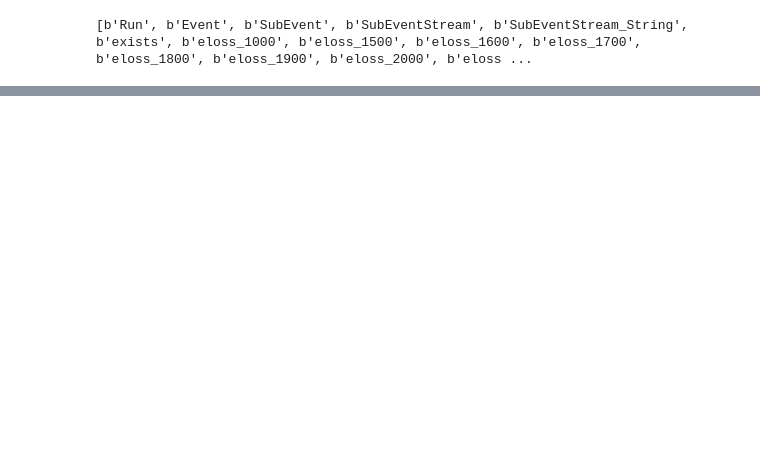
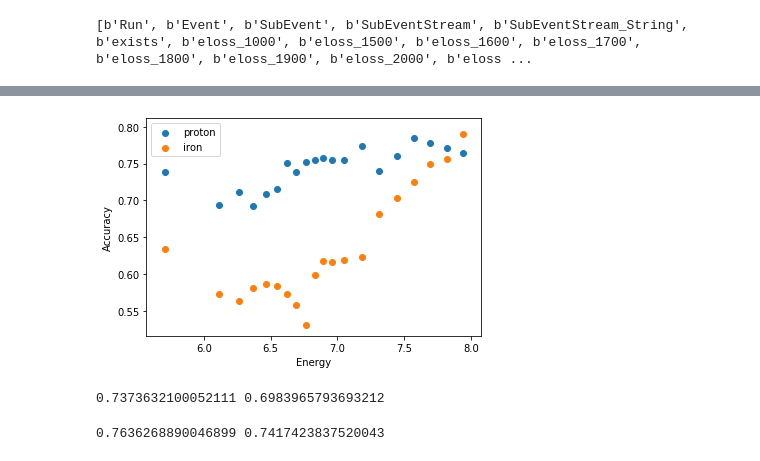
Before and after one commit to andyPhysics/CosmicRay, a Jupyter notebook: ipython_curvature/Curvature_NN.ipynb, the cells around one changed output, grey strips where cells are left out. Cells and saved outputs as stored; diff of their text form; code cells hidden in the pictures; blank space fills up the shorter version.

```diff
--- a/ipython_curvature/Curvature_NN.ipynb
+++ b/ipython_curvature/Curvature_NN.ipynb
@@ -140,4 +141,14 @@ for i in range(len(energy_loss)):
         energy_loss[i] = 0
 
 energy = np.log10(np.append(energy1,energy2))
+
+s = log_normal['s']
+m = log_normal['m']
+fit_status = log_normal['fit_status']
+
+for i in range(len(in_ice_cuts)):
+    if fit_status[i] == True and in_ice_cuts[i] == False:
+        in_ice_cuts[i] = False
+    else:
+        in_ice_cuts[i] = True
 # %%
@@ -327,0 +301,37 @@ plt.show()
+# %%
+index = range(len(validation_energy))
+array_split = np.array_split(sorted(list(zip(index,validation_energy)),key=lambda x:x[1]),20)
+# %%
+model = load_model('Mass_model_best.h5')
+x = []
+y_proton = []
+y_iron = []
+for i in array_split:
+    index1 = []
+    for k in list(zip(*i))[0]:
+        index1.append(int(k))
+    energy = validation_energy[index1]
+    mass1 = validation_y[index1]
+    data = validation_x[index1]
+    #prediction1 = prediction_model(data)
+    prediction1 = dnns_classifier.predict(data)
+    prediction = np.hstack(prediction1)
+
+    for j in range(len(prediction1)):
+        if prediction1[j] < 2.5:
+            prediction1[j] = 1
+        else:
+            prediction1[j] = 4
+    cm = confusion_matrix(mass1,prediction1)
+    x.append((max(energy)+min(energy))/2)
+    y_proton.append(cm[0][0]/np.sum(cm[0]))
+    y_iron.append(cm[1][1]/np.sum(cm[1]))
+# %%
+plt.scatter(x,y_proton,label='proton')
+plt.scatter(x,y_iron,label='iron')
+plt.xlabel('Energy')
+plt.ylabel('Accuracy')
+plt.legend()
+plt.savefig('Energy_accuracy')
+# %% [output]
+[figure, added]
@@ -327,0 +343,5 @@ plt.show()
+# %%
+cm = confusion_matrix(test_labels,knn_predictions)
+print(cm[0][0]/np.sum(cm[0]),cm[1][1]/np.sum(cm[1]))
+# %% [output]
+0.7373632100052111 0.6983965793693212
@@ -327,0 +353,5 @@ plt.show()
+# %%
+cm = confusion_matrix(test_labels,rf_predictions)
+print(cm[0][0]/np.sum(cm[0]),cm[1][1]/np.sum(cm[1]))
+# %% [output]
+0.7636268890046899 0.7417423837520043
```
Also changed, not shown: parts of 21 cells of this notebook, 2 other files.
